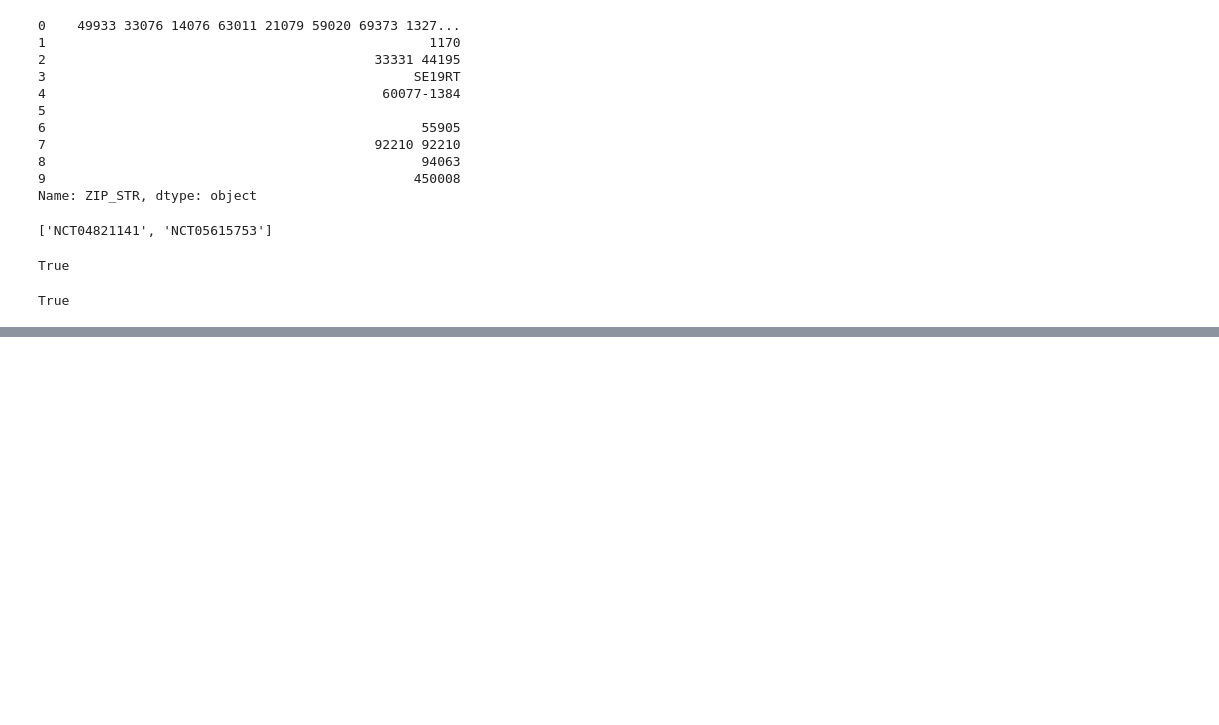
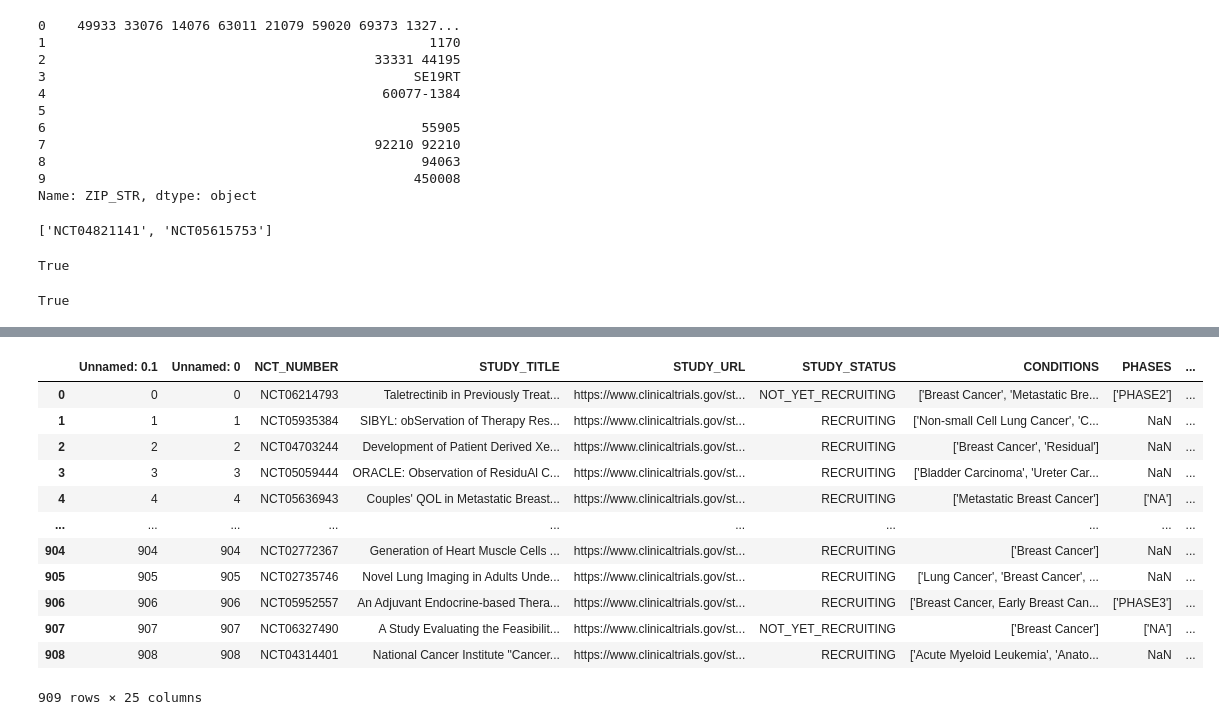
Before and after one commit to Hrishabh1881/test, a Jupyter notebook: Notebooks/NCT_TO_ZIP_MATCHING.ipynb, the cells around one changed output, grey strips where cells are left out. Saved outputs shown, nothing was run; the diff lists cells and outputs as text; code cells hidden in the pictures; blank space fills up the shorter version.

```diff
--- a/Notebooks/NCT_TO_ZIP_MATCHING.ipynb
+++ b/Notebooks/NCT_TO_ZIP_MATCHING.ipynb
@@ -131,2 +218,20 @@ df
+# %%
+df = pd.read_csv('../ct_csv/CT_CSV_23_05_ONLYUS_ZIPSTR.csv')
 # %%
-for i in df.ZIP_STR.apply(lambda x: eval(x) if x isinstance(x, str) else element)
+df.BIOMARKERS = df.BIOMARKERS.apply(lambda x: x.split(',') if isinstance(x, str) else [])
+# %%
+df
+# %% [output]
+|  | Unnamed: 0.1 | Unnamed: 0 | NCT_NUMBER | STUDY_TITLE | STUDY_URL | STUDY_STATUS | CONDITIONS | PHASES | ... |
+| 0 | 0 | 0 | NCT06214793 | Taletrectinib in Previously Treat... | https://www.clinicaltrials.gov/st... | NOT_YET_RECRUITING | ['Breast Cancer', 'Metastatic Bre... | ['PHASE2'] | ... |
+| 1 | 1 | 1 | NCT05935384 | SIBYL: obServation of Therapy Res... | https://www.clinicaltrials.gov/st... | RECRUITING | ['Non-small Cell Lung Cancer', 'C... | NaN | ... |
+| 2 | 2 | 2 | NCT04703244 | Development of Patient Derived Xe... | https://www.clinicaltrials.gov/st... | RECRUITING | ['Breast Cancer', 'Residual'] | NaN | ... |
+| 3 | 3 | 3 | NCT05059444 | ORACLE: Observation of ResiduAl C... | https://www.clinicaltrials.gov/st... | RECRUITING | ['Bladder Carcinoma', 'Ureter Car... | NaN | ... |
+| 4 | 4 | 4 | NCT05636943 | Couples' QOL in Metastatic Breast... | https://www.clinicaltrials.gov/st... | RECRUITING | ['Metastatic Breast Cancer'] | ['NA'] | ... |
+| ... | ... | ... | ... | ... | ... | ... | ... | ... | ... |
+| 904 | 904 | 904 | NCT02772367 | Generation of Heart Muscle Cells ... | https://www.clinicaltrials.gov/st... | RECRUITING | ['Breast Cancer'] | NaN | ... |
+| 905 | 905 | 905 | NCT02735746 | Novel Lung Imaging in Adults Unde... | https://www.clinicaltrials.gov/st... | RECRUITING | ['Lung Cancer', 'Breast Cancer', ... | NaN | ... |
+| 906 | 906 | 906 | NCT05952557 | An Adjuvant Endocrine-based Thera... | https://www.clinicaltrials.gov/st... | RECRUITING | ['Breast Cancer, Early Breast Can... | ['PHASE3'] | ... |
+| 907 | 907 | 907 | NCT06327490 | A Study Evaluating the Feasibilit... | https://www.clinicaltrials.gov/st... | NOT_YET_RECRUITING | ['Breast Cancer'] | ['NA'] | ... |
+| 908 | 908 | 908 | NCT04314401 | National Cancer Institute "Cancer... | https://www.clinicaltrials.gov/st... | RECRUITING | ['Acute Myeloid Leukemia', 'Anato... | NaN | ... |
+909 rows × 25 columns
```
Also changed, not shown: parts of 12 cells of this notebook, 1 other file.
